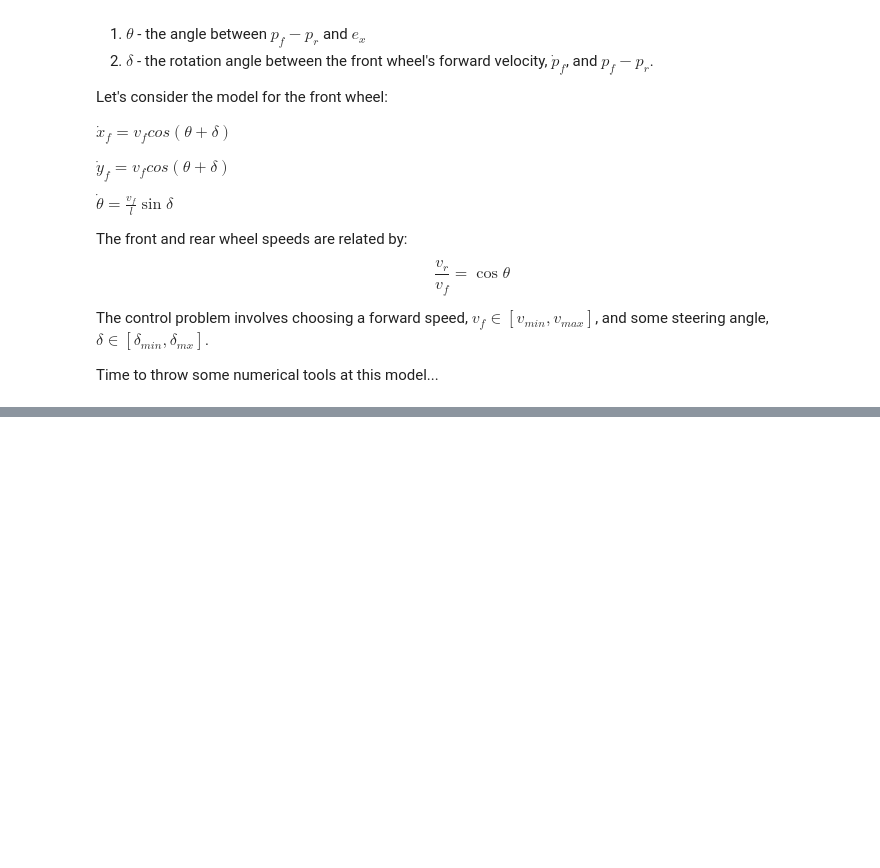
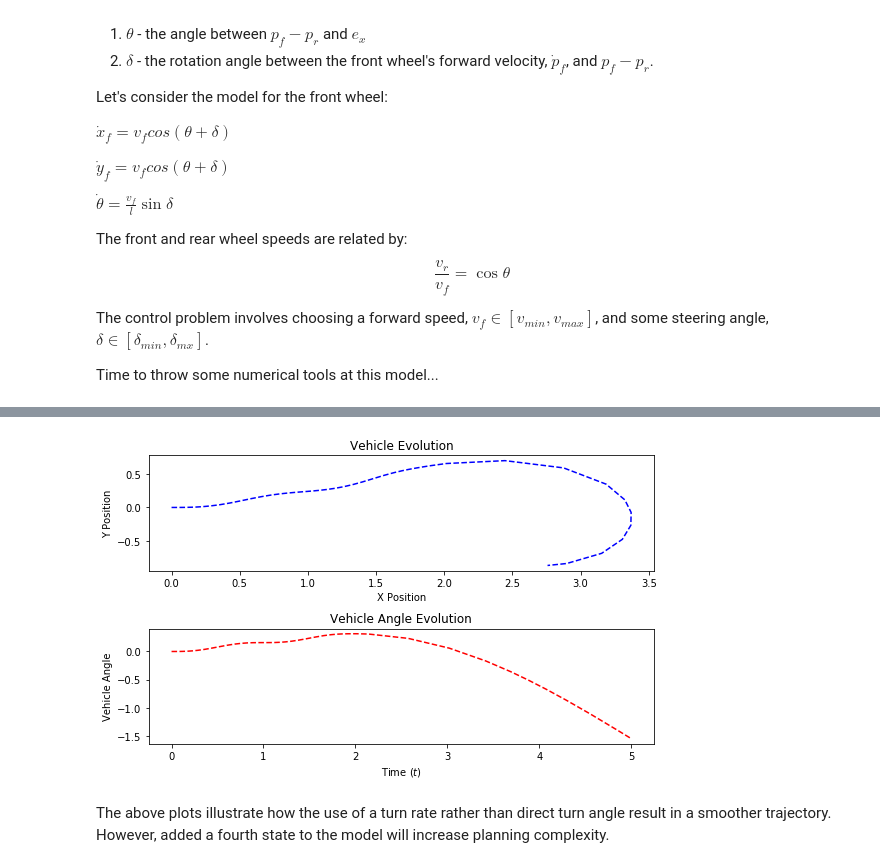
Before and after one commit to drpjm/autonomous-vehicle, a Jupyter notebook: modeling/kinematics-single-track.ipynb, the cells around one changed output, grey strips where cells are left out. Saved outputs shown, nothing was run; the diff lists cells and outputs as text; code cells hidden in the pictures; blank space fills up the shorter version.

```diff
--- a/modeling/kinematics-single-track.ipynb
+++ b/modeling/kinematics-single-track.ipynb
@@ -63,0 +139,30 @@ p0 = [0.0,0.0,0.0]
+# %%
+def single_track_front_augmented(t, p, l, u_func):
+    '''
+    Parameters:
+    t (float) - current time
+    p (vector[float]) - vehicle configuration, [x, y, theta]
+    l (float) - length of rigid link between front and rear wheel
+    u_func (function) - control input function
+    '''
+    theta = p[2]
+    delta = p[3]
+    u = u_func(t, p)
+    vf = u[0]
+    alpha = u[1]
+    x_dot = vf * cos(theta + delta)
+    y_dot = vf * sin(theta + delta)
+    theta_dot = (vf / l)*sin(delta)
+    delta_dot = alpha
+    return [x_dot, y_dot, theta_dot, delta_dot]
+# %%
+# I will use the same constant_speed_spike function to feed inputs, but now it is supplying steering rate.
+model_augmented = partial( single_track_front_augmented, l=1.0, u_func=u_func_spike )
+p0 = [0,0,0,0]
+sol = simulate( model_func=model_augmented, tspan=tspan, init_state=p0 )
+plot_state_evolution(sol)
+# %% [output]
+[figure, added]
+# %% [markdown]
+The above plots illustrate how the use of a turn rate rather than direct turn angle result in a smoother trajectory.
+However, added a fourth state to the model will increase planning complexity.
```
Also changed, not shown: parts of 14 cells of this notebook.
